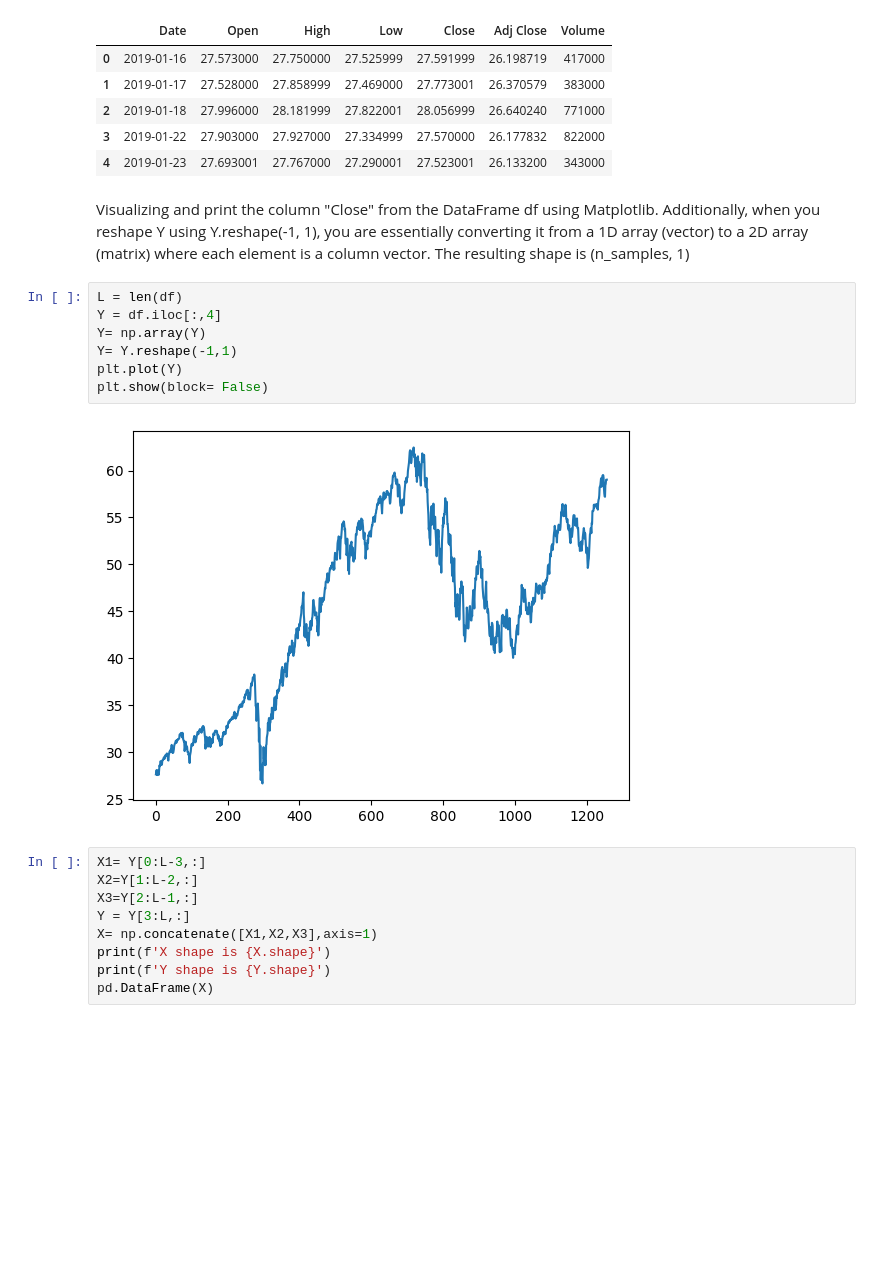
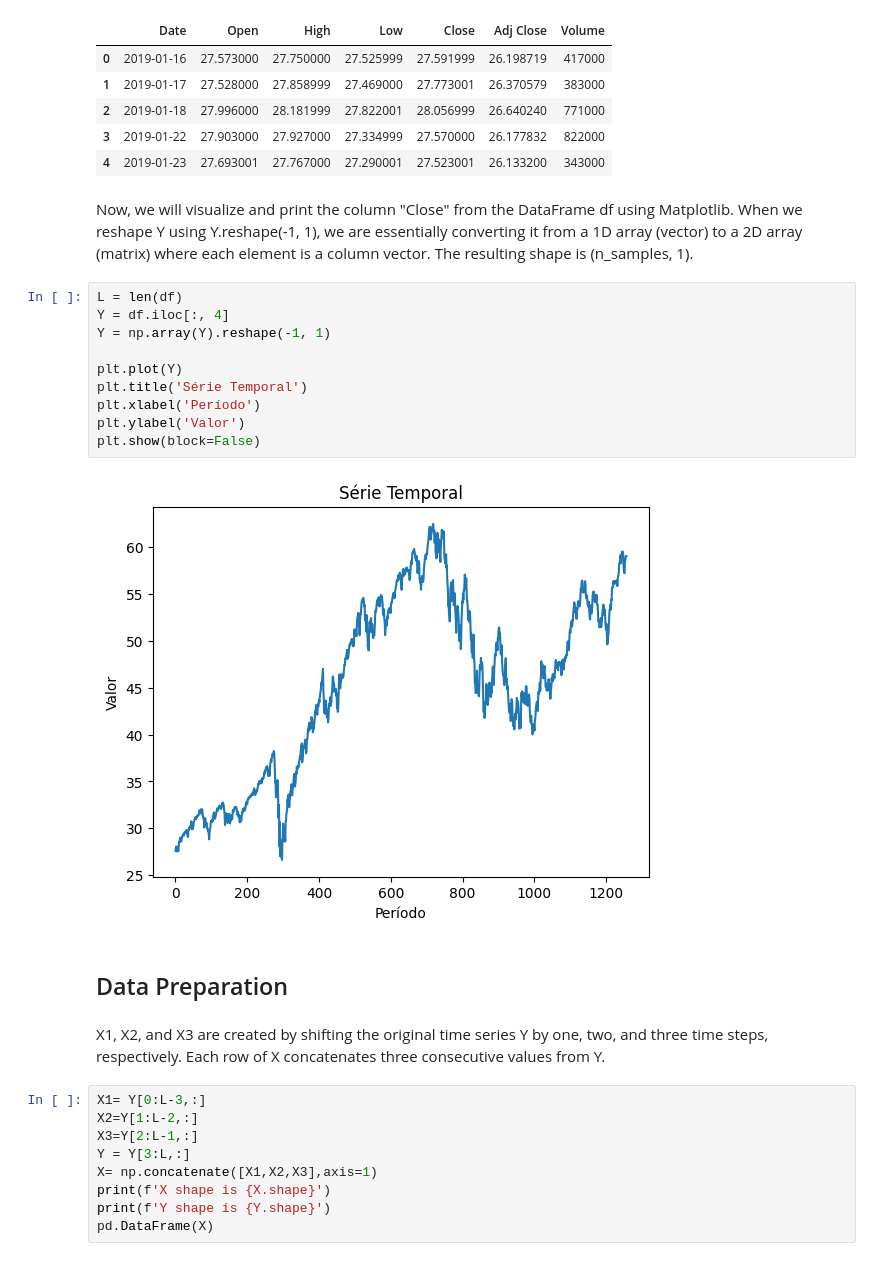
Before and after one commit to cgeraldes/AULAS, a Jupyter notebook: CGRNN_NASDAQ.ipynb, the cells around one changed output. Saved outputs shown, nothing was run; the diff lists cells and outputs as text; blank space fills up the shorter version.

```diff
--- a/CGRNN_NASDAQ.ipynb
+++ b/CGRNN_NASDAQ.ipynb
@@ -35,16 +37,24 @@ df.head()
 | 3 | 2019-01-22 | 27.903000 | 27.927000 | 27.334999 | 27.570000 | 26.177832 | 822000 |
 | 4 | 2019-01-23 | 27.693001 | 27.767000 | 27.290001 | 27.523001 | 26.133200 | 343000 |
 # %% [markdown]
-Visualizing and print the column "Close" from the DataFrame df using Matplotlib. Additionally, when you reshape Y using Y.reshape(-1, 1), you are essentially converting it from a 1D array (vector) to a 2D array (matrix) where each element is a column vector. The resulting shape is (n_samples, 1)
+Now, we will visualize and print the column "Close" from the DataFrame df using Matplotlib. When we reshape Y using Y.reshape(-1, 1), we are essentially converting it from a 1D array (vector) to a 2D array (matrix) where each element is a column vector. The resulting shape is (n_samples, 1).
 # %%
 L = len(df)
-Y = df.iloc[:,4]
-Y= np.array(Y)
-Y= Y.reshape(-1,1)
+Y = df.iloc[:, 4]
+Y = np.array(Y).reshape(-1, 1)
+
 plt.plot(Y)
-plt.show(block= False)
+plt.title('Série Temporal')
+plt.xlabel('Período')
+plt.ylabel('Valor')
+plt.show(block=False)
 # %% [output]
-[figure, old version]
+[figure, new version]
+# %% [markdown]
+## Data Preparation
+# %% [markdown]
+X1, X2, and X3 are created by shifting the original time series Y by one, two, and three time steps, respectively.
+Each row of X concatenates three consecutive values from Y.
 # %%
 X1= Y[0:L-3,:]
 X2=Y[1:L-2,:]
```
Also changed, not shown: parts of 16 cells of this notebook.
